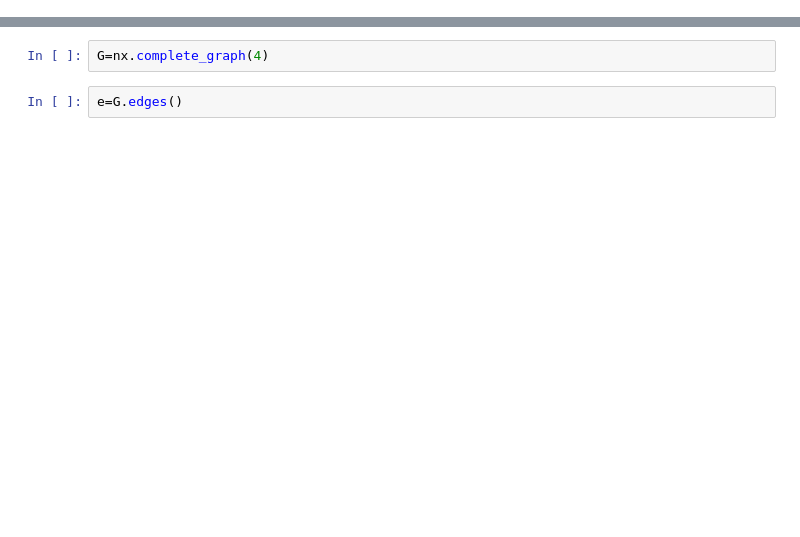
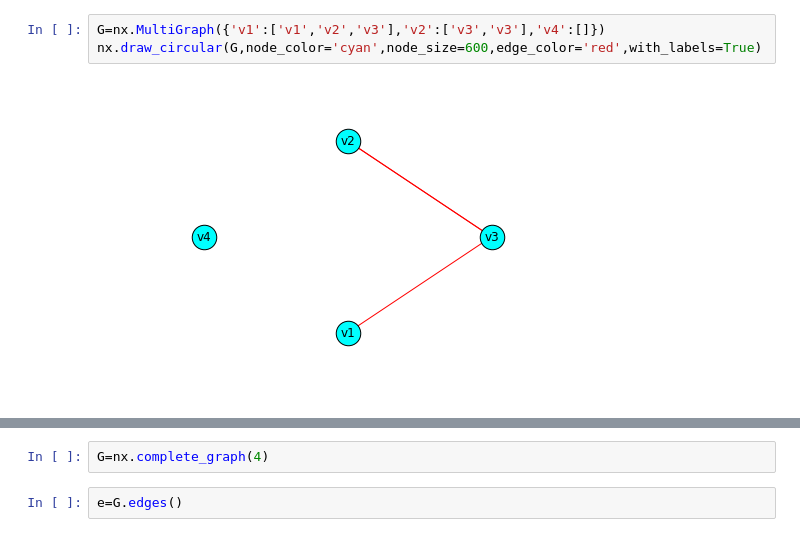
Before and after one commit to pedritomelenas/Algebra-II, a Jupyter notebook: Grafos/Grafos_con_ipython.ipynb, the cells around one changed output, grey strips where cells are left out. Saved outputs shown, nothing was run; the diff lists cells and outputs as text; blank space fills up the shorter version.

```diff
--- a/Grafos/Grafos_con_ipython.ipynb
+++ b/Grafos/Grafos_con_ipython.ipynb
@@ -212,0 +62,5 @@ Nos vamos a centrar en los de cuatro vértices, pues los de tres, dos y uno se p
+# %%
+G=nx.MultiGraph({'v1':['v1','v2','v3'],'v2':['v3','v3'],'v4':[]})
+nx.draw_circular(G,node_color='cyan',node_size=600,edge_color='red',with_labels=True)
+# %% [output]
+[figure, added]
```
Also changed, not shown: parts of 204 cells of this notebook.
